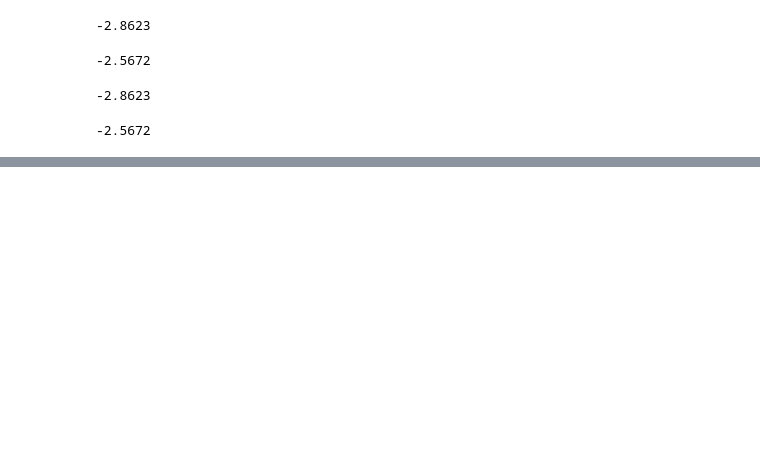
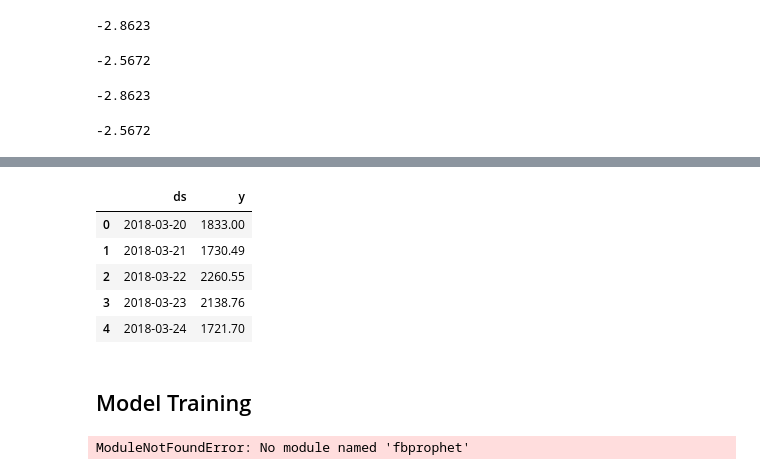
Before and after one commit to uzoochogu/hamoye-ds-internship, a Jupyter notebook: time-series-forecast-measuring-electricity-prices/graded_quizE.ipynb, the cells around one changed output, grey strips where cells are left out. Drawn from its saved outputs; the diff is of its cells as text; code cells hidden in the pictures; blank space fills up the shorter version.

```diff
--- a/time-series-forecast-measuring-electricity-prices/graded_quizE.ipynb
+++ b/time-series-forecast-measuring-electricity-prices/graded_quizE.ipynb
@@ -294,0 +332,24 @@ round(elec_adf_result[4]["10%"],4)
+# %%
+test_data.reset_index(inplace = True)
+test_data.head()
+test_df = test_data.iloc[:,[0,-1]]
+test_df = test_df.rename(columns={"FullDate": "ds", "ElecPrice": "y"})
+test_df.head()
+# %% [output]
+|  | ds | y |
+| 0 | 2018-03-20 | 1833.00 |
+| 1 | 2018-03-21 | 1730.49 |
+| 2 | 2018-03-22 | 2260.55 |
+| 3 | 2018-03-23 | 2138.76 |
+| 4 | 2018-03-24 | 1721.70 |
+# %% [markdown]
+## Model Training
+# %%
+from fbprophet import Prophet
+model = Prophet()
+model.fit(train_df)
+
+forecast_val = model.predict(test_df)
+forecast_val.head()
+# %% [output]
+ModuleNotFoundError: No module named 'fbprophet'
```
Also changed, not shown: parts of 8 cells of this notebook.
